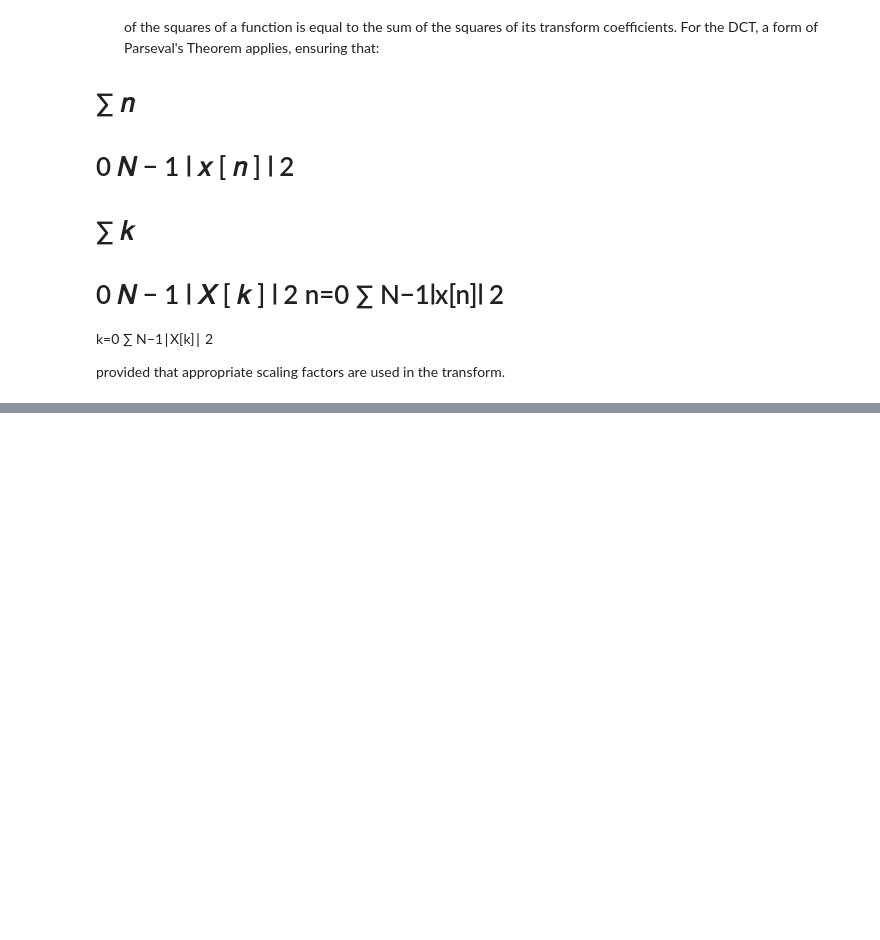
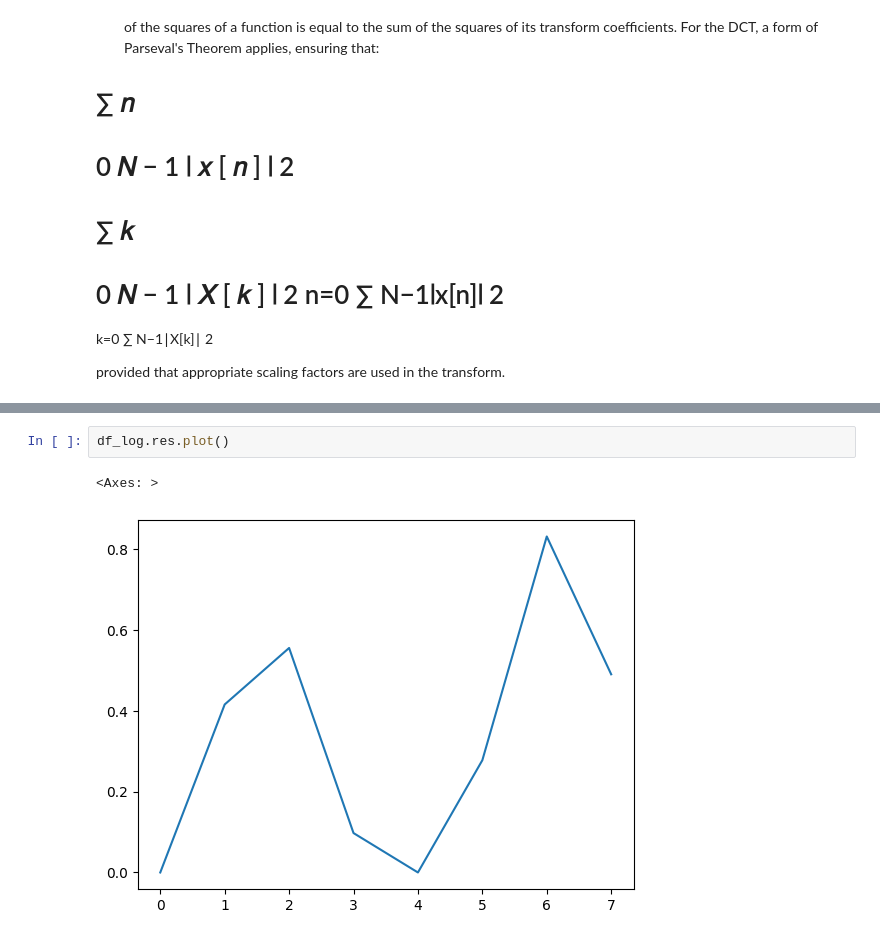
Before and after one commit to RRisto/learning, a Jupyter notebook: audio/opus_dft/opus_dft_dct.ipynb, the cells around one changed output, grey strips where cells are left out. Drawn from its saved outputs; the diff is of its cells as text; blank space fills up the shorter version.

```diff
--- a/audio/opus_dft/opus_dft_dct.ipynb
+++ b/audio/opus_dft/opus_dft_dct.ipynb
@@ -1530,0 +1636,5 @@ provided that appropriate scaling factors are used in the transform.
+# %%
+df_log.res.plot()
+# %% [output]
+<Axes: >
+[figure, added]
```
Also changed, not shown: parts of 125 cells of this notebook.
